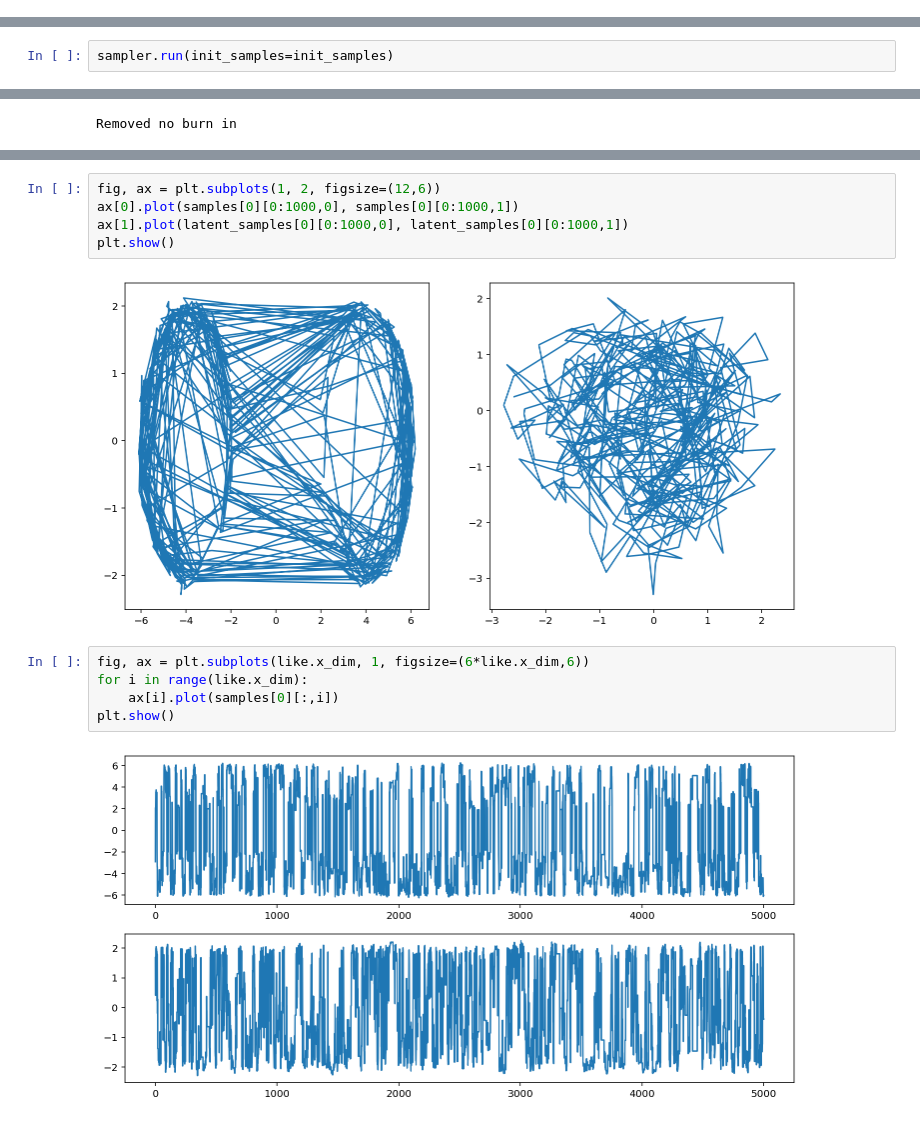
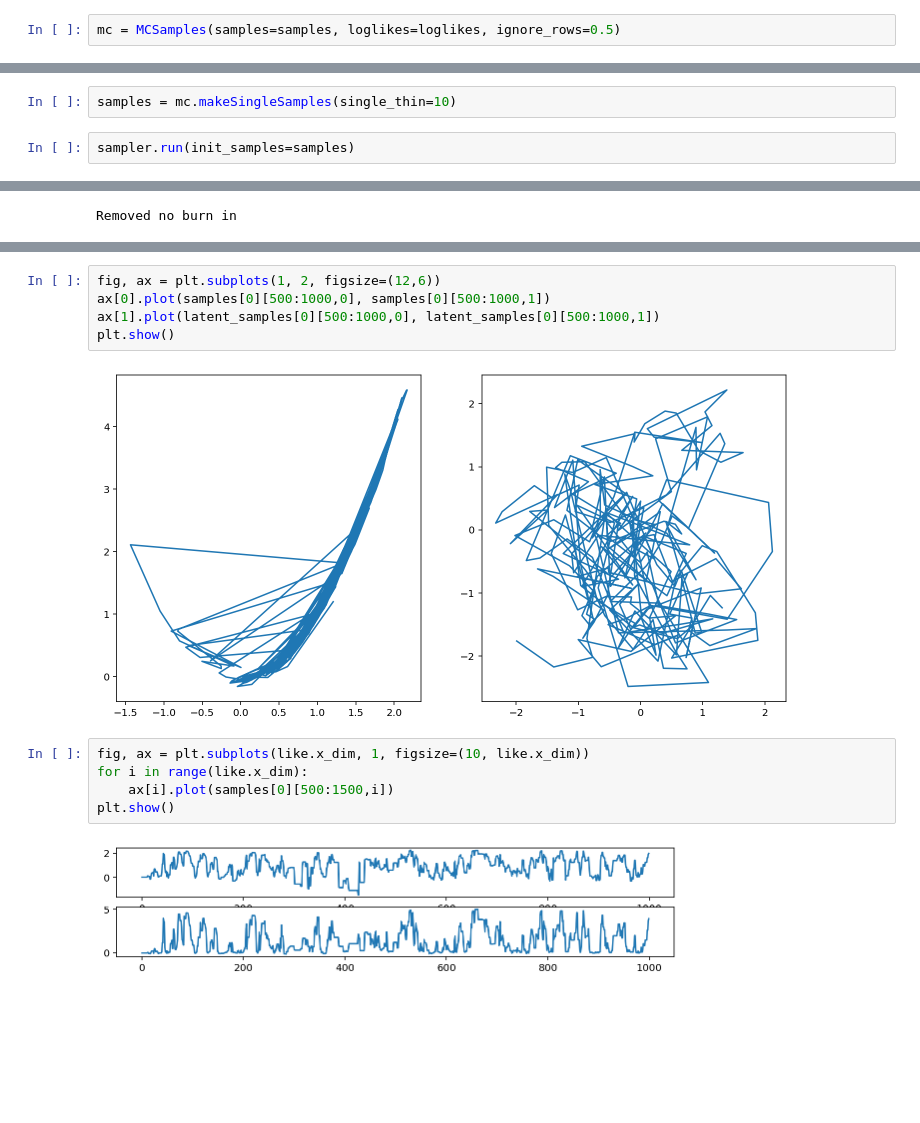
Before and after one commit to adammoss/nnest, a Jupyter notebook: examples/mcmc/example.ipynb, the cells around one changed output, grey strips where cells are left out. Drawn from its saved outputs; the diff is of its cells as text; blank space fills up the shorter version.

```diff
--- a/examples/mcmc/example.ipynb
+++ b/examples/mcmc/example.ipynb
@@ -71,0 +67,2 @@ if like.x_dim == 2:
+# %%
+mc = MCSamples(samples=samples, loglikes=loglikes, ignore_rows=0.5)
@@ -71,0 +98,4 @@ if like.x_dim == 2:
+# %%
+samples = mc.makeSingleSamples(single_thin=10)
+# %%
+sampler.run(init_samples=samples)
@@ -76,2 +119,0 @@ like.num_evaluations
-# %%
-sampler.run(init_samples=init_samples)
@@ -131,14 +155,14 @@ g.triangle_plot(mc, filled=True)
 # %%
 fig, ax = plt.subplots(1, 2, figsize=(12,6))
-ax[0].plot(samples[0][0:1000,0], samples[0][0:1000,1])
-ax[1].plot(latent_samples[0][0:1000,0], latent_samples[0][0:1000,1])
+ax[0].plot(samples[0][500:1000,0], samples[0][500:1000,1])
+ax[1].plot(latent_samples[0][500:1000,0], latent_samples[0][500:1000,1])
 plt.show()
 # %% [output]
-[figure, old version]
+[figure, new version]
 # %%
-fig, ax = plt.subplots(like.x_dim, 1, figsize=(6*like.x_dim,6))
+fig, ax = plt.subplots(like.x_dim, 1, figsize=(10, like.x_dim))
 for i in range(like.x_dim):
-    ax[i].plot(samples[0][:,i])
+    ax[i].plot(samples[0][500:1500,i])
 plt.show()
 # %% [output]
-[figure, old version]
+[figure, new version]
```
Also changed, not shown: parts of 12 cells of this notebook, 8 other files.
